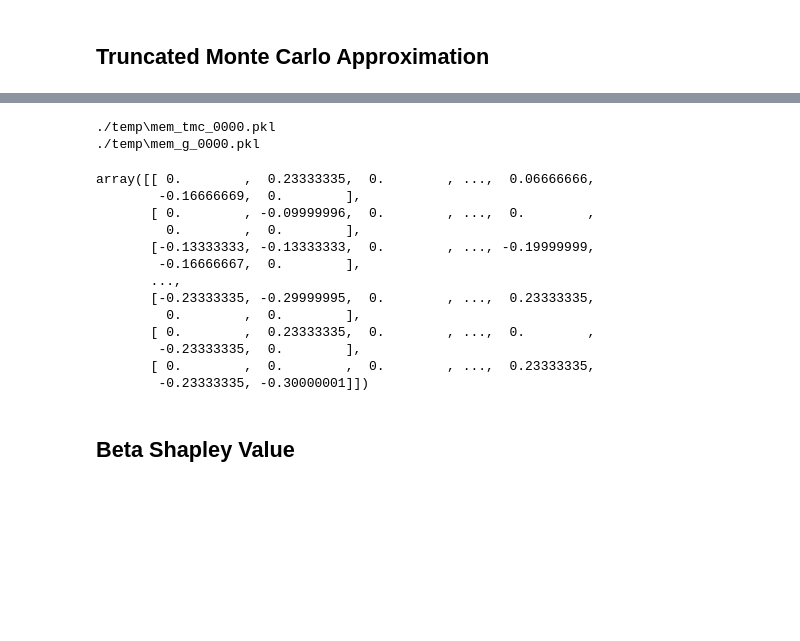
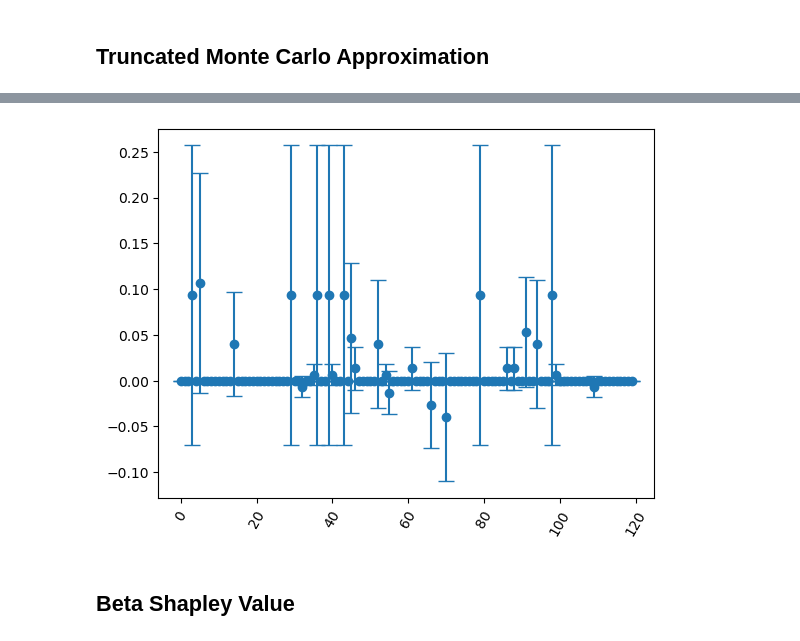
Before and after one commit to houjunt2/phd, a Jupyter notebook: code/整合/shapley_value.ipynb, the cells around one changed output, grey strips where cells are left out. Cells and saved outputs as stored; diff of their text form; code cells hidden in the pictures; blank space fills up the shorter version.

```diff
--- a/code/整合/shapley_value.ipynb
+++ b/code/整合/shapley_value.ipynb
@@ -4,22 +4,26 @@
 ## Data Acquisition
 # %%
 import numpy as np
+
+import sklearn as sk
+from sklearn import *
+
+from pydvl.utils import Dataset, Utility
 from pydvl.utils import Dataset
-import sklearn as sk
-from pydvl.utils import Dataset, Utility
-from sklearn import *
 from pydvl.reporting.plots import plot_shapley
 from pydvl.utils.dataset import GroupedDataset
 from pydvl.value import *
+
 import matplotlib.pyplot as plt
+import matplotlib
 import tensorflow as tf
 
 dataset = Dataset.from_sklearn(datasets.load_iris())
-model = svm.SVC()
+model = neighbors.KNeighborsClassifier(n_neighbors=3)
 utility = Utility(model, dataset)
 n = utility.data.x_train.shape[0]
 # %%
-dataset = Dataset.from_sklearn(datasets.load_diabetes())
-model = linear_model.LogisticRegression()
-utility = Utility(model, dataset)
-n = utility.data.x_train.shape[0]
+# dataset = Dataset.from_sklearn(datasets.load_diabetes())
+# model = linear_model.LogisticRegression()
+# utility = Utility(model, dataset)
+# n = utility.data.x_train.shape[0]
@@ -145,7 +36,7 @@ tmc_values = compute_shapley_values(
     # Stop if the standard error is below 1% of the range of the values (which is ~2),
     # or if the number of updates exceeds 1000
     done=AbsoluteStandardError(threshold=0.05, fraction=0.9) | MaxUpdates(1000),
-    truncation=RelativeTruncation(utility, rtol=0.01),
+    truncation=RelativeTruncation(utility, rtol=0.001),
     n_jobs=-1,
 )
 #values.sort(key="value")
@@ -200,19 +64,0 @@ Please use `rate` instead of `keep_prob`. Rate should be set to `rate = 1 - keep
-# %%
-dshap.merge_results()
-dshap.marginals_g
-# %% [output]
-./temp\mem_tmc_0000.pkl
-./temp\mem_g_0000.pkl
-array([[ 0.        ,  0.23333335,  0.        , ...,  0.06666666,
-        -0.16666669,  0.        ],
-       [ 0.        , -0.09999996,  0.        , ...,  0.        ,
-         0.        ,  0.        ],
-       [-0.13333333, -0.13333333,  0.        , ..., -0.19999999,
-        -0.16666667,  0.        ],
-       ...,
-       [-0.23333335, -0.29999995,  0.        , ...,  0.23333335,
-         0.        ,  0.        ],
-       [ 0.        ,  0.23333335,  0.        , ...,  0.        ,
-        -0.23333335,  0.        ],
-       [ 0.        ,  0.        ,  0.        , ...,  0.23333335,
-        -0.23333335, -0.30000001]])
@@ -227,3 +65,8 @@ plt.show()
+# %%
+plot_shapley(tmc_shapley_value)
+plt.show()
+# %% [output]
+[figure, added]
 # %% [markdown]
 ## Beta Shapley Value
 # %%
```
Also changed, not shown: parts of 18 cells of this notebook, 10 other files.
